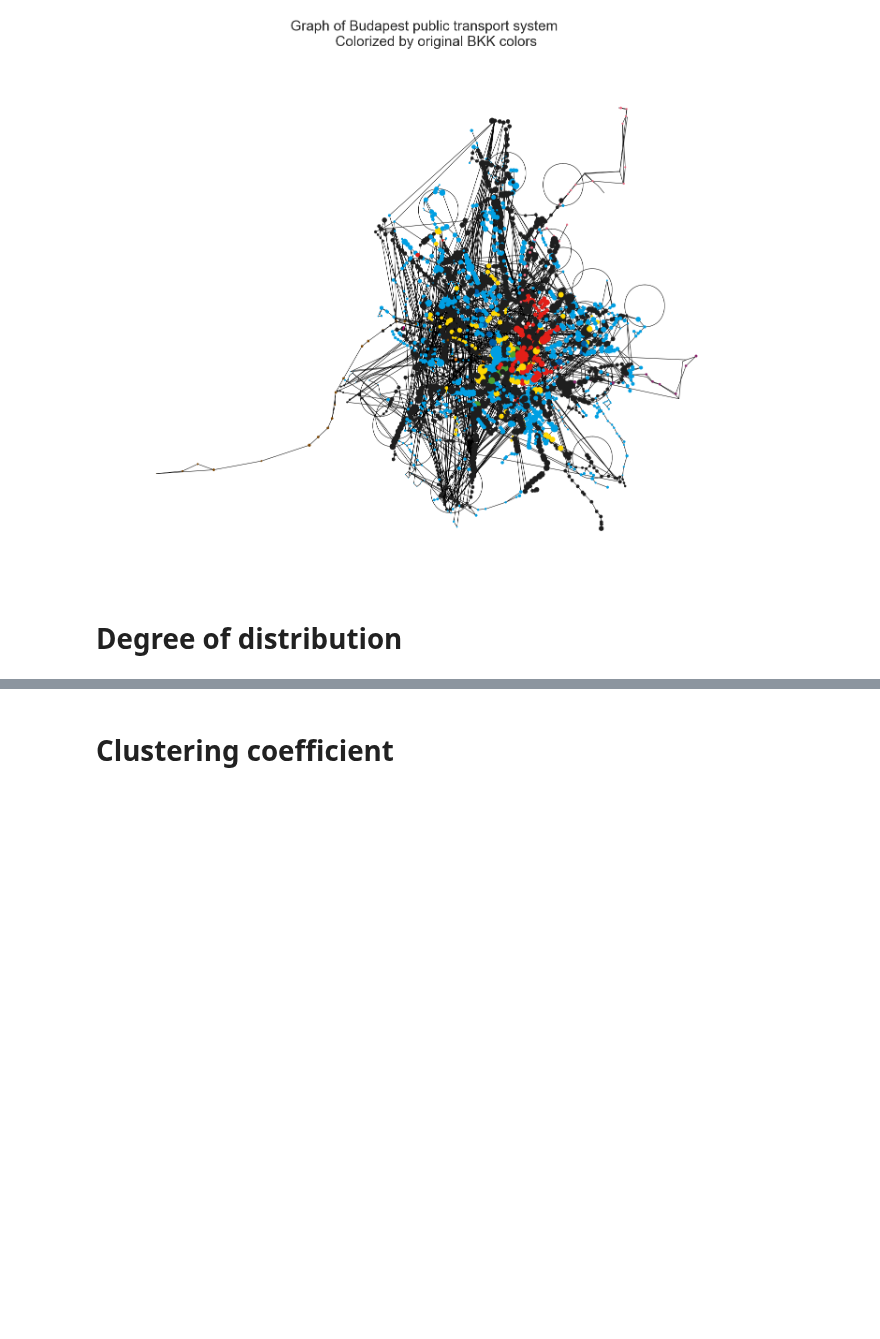
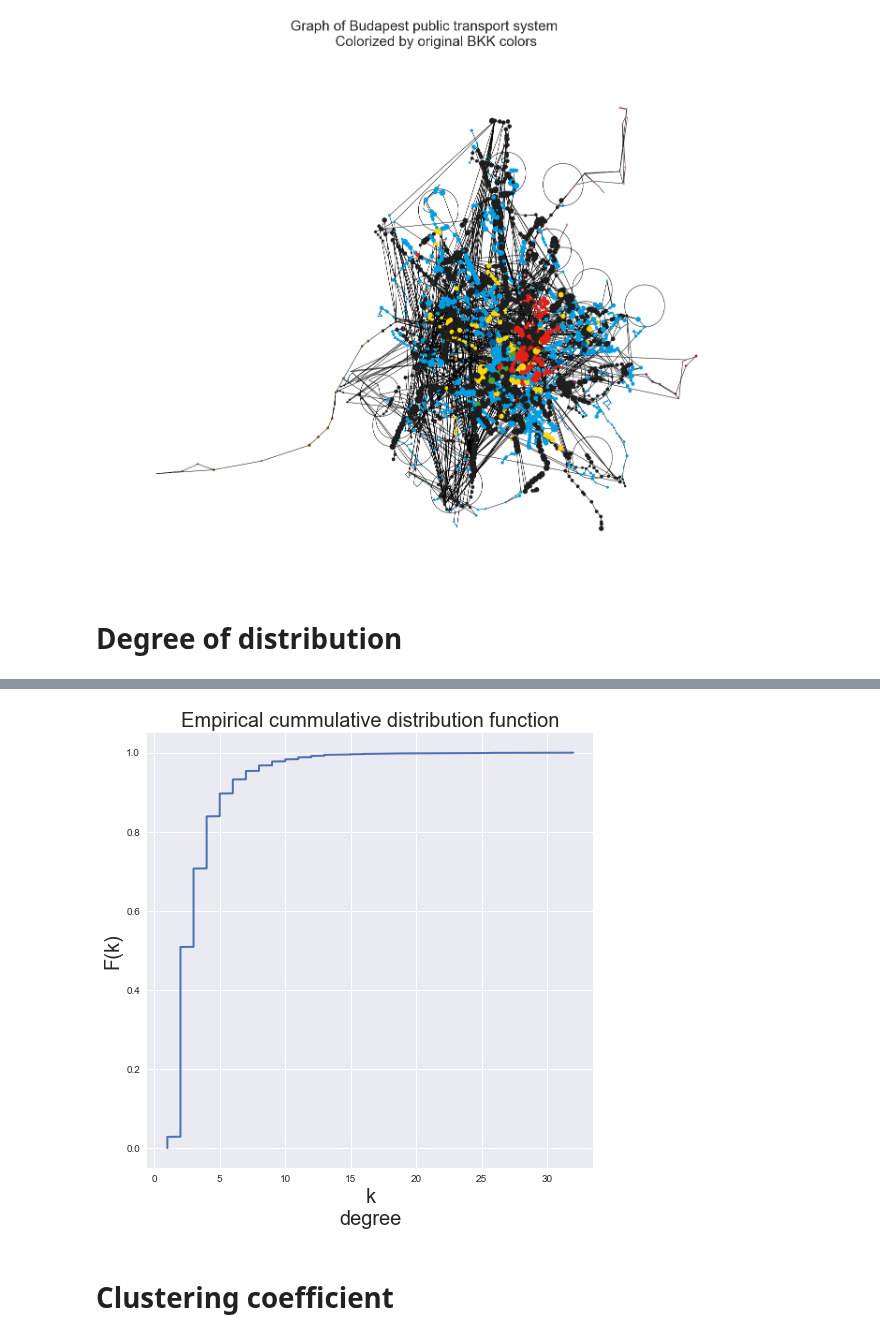
Before and after one commit to Dudgit/datalab, a Jupyter notebook: notebooks/main.ipynb, the cells around one changed output, grey strips where cells are left out. Saved outputs shown, nothing was run; the diff lists cells and outputs as text; code cells hidden in the pictures; blank space fills up the shorter version.

```diff
--- a/notebooks/main.ipynb
+++ b/notebooks/main.ipynb
@@ -101,3 +102,12 @@ The average degree of distribution is 3.2621
+# %%
+plt.plot(np.sort(distr),np.linspace(0,1,len(distr)))
+plt.title("Empirical cummulative distribution function")
+plt.xlabel("""k
+degree""")
+plt.ylabel("F(k)")
+None
+# %% [output]
+[figure, added]
 # %% [markdown]
 
 # Clustering coefficient
```
Also changed, not shown: parts of 7 cells of this notebook, 2 other files.
